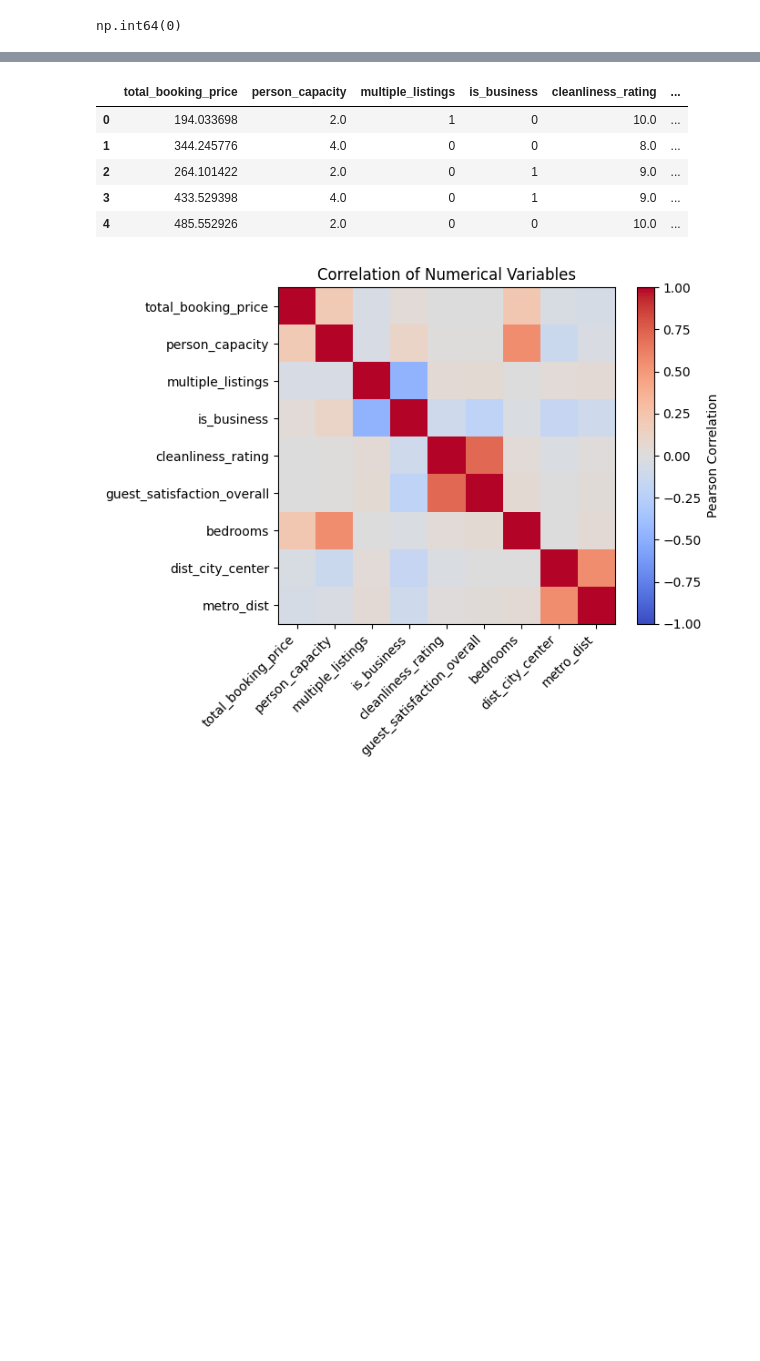
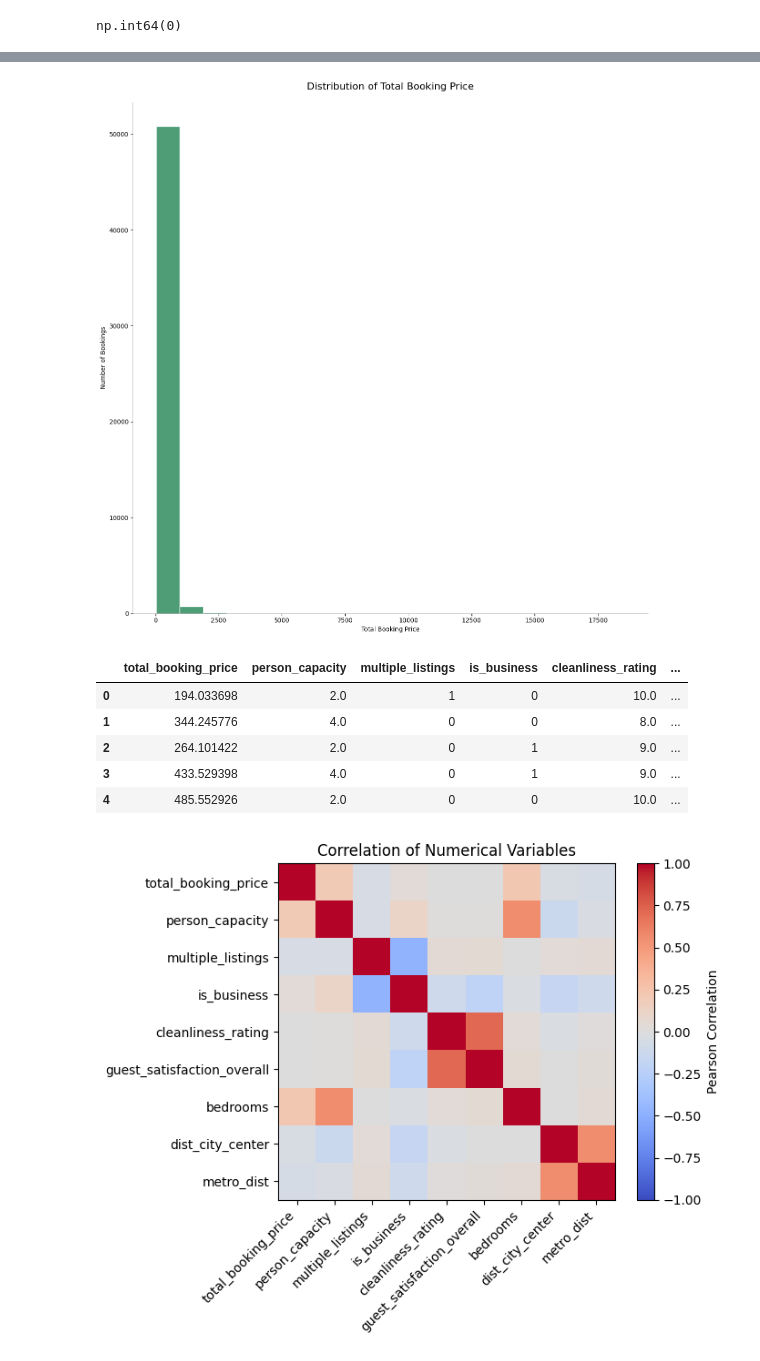
Before and after one commit to Lous-Clues-17/europe-airbnb-pricing-analysis, a Jupyter notebook: notebooks/consolidated-data.ipynb, the cells around one changed output, grey strips where cells are left out. Cells and saved outputs as stored; diff of their text form; code cells hidden in the pictures; blank space fills up the shorter version.

Commit message:
Added histogram exploring distribution of Total Booking Prices

```diff
--- a/notebooks/consolidated-data.ipynb
+++ b/notebooks/consolidated-data.ipynb
@@ -156,3 +156,28 @@ np.int64(0)
+# %%
+#checking distribution of total booking prices via histogram
+plt.figure(figsize=(15,15))
+plt.hist(
+    master_df["total_booking_price"] ,
+    bins=20,
+    color = "#3b9268",
+    alpha= 0.9,
+    edgecolor= "white"
+
+)
+plt.xlabel("Total Booking Price")
+plt.ylabel("Number of Bookings")
+plt.title("Distribution of Total Booking Price", fontsize=16, pad=20)
+
+ax = plt.gca()
+for spine in ax.spines.values():
+    spine.set_linewidth(0.5)
+    spine.set_alpha(0.5)
+ax.spines["top"].set_visible(False)
+ax.spines["right"].set_visible(False)
+
+plt.show()
+# %% [output]
+[figure, added]
 # %%
 #multivariate analyis by reducing dataframe to quantitative variables only and displaying correlation matrix
 master_df.columns
```
Also changed, not shown: parts of 2 cells of this notebook.
